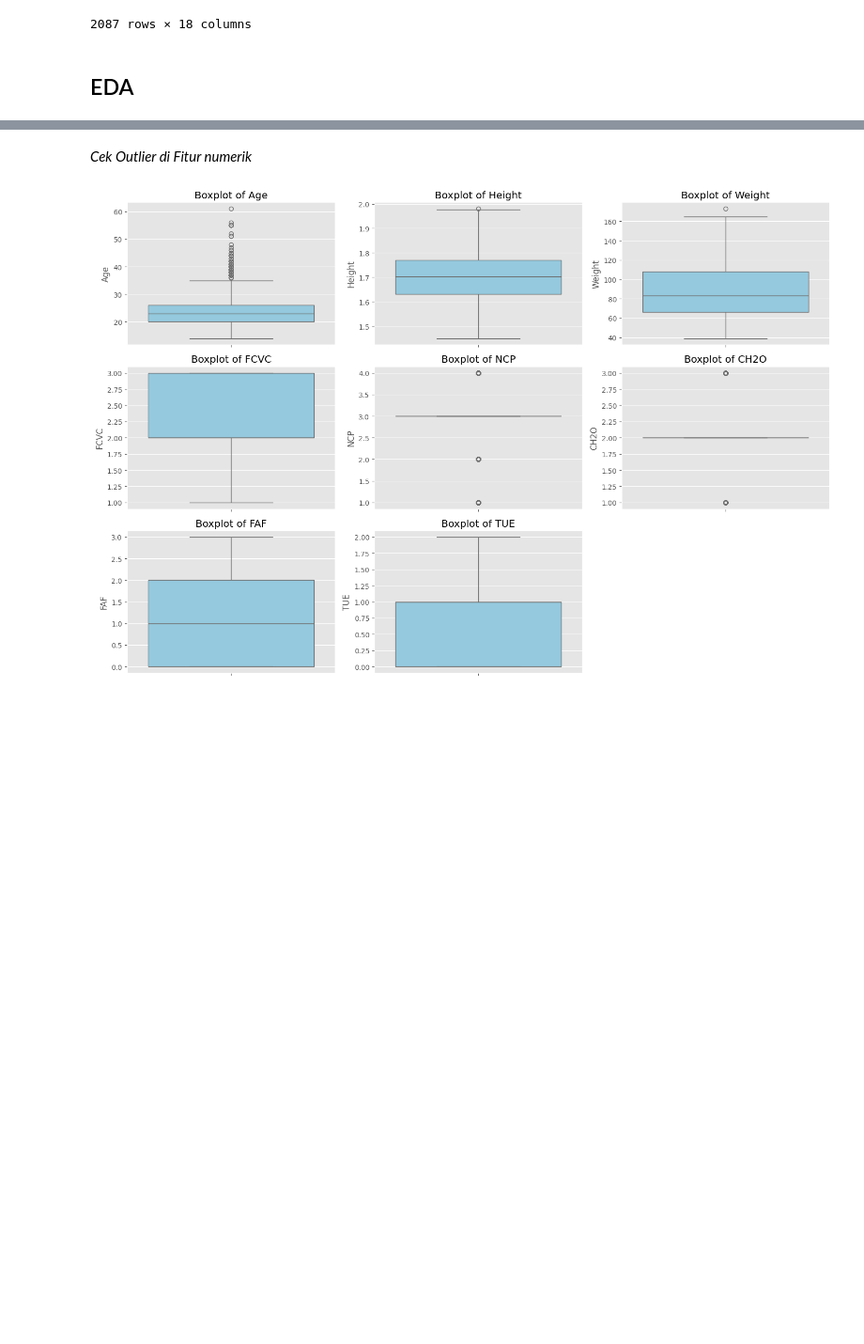
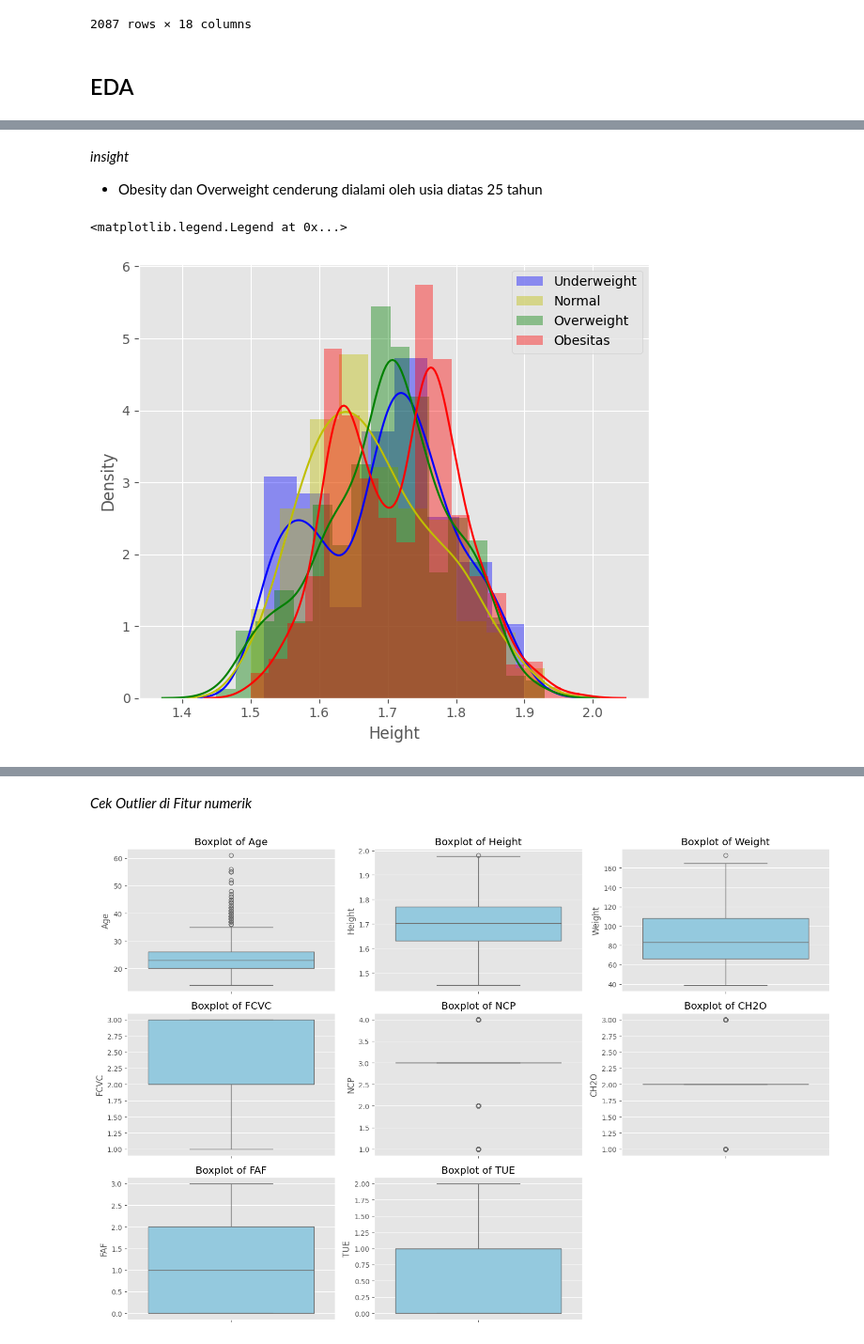
Before and after one commit to FariHafizh/Sistem-Klasifikasi-Status-Berat-Badan-Coding-Camp-2026, a Jupyter notebook: datascience/notebook.ipynb, the cells around one changed output, grey strips where cells are left out. Shown at 94% size. Cells and saved outputs as stored; diff of their text form; code cells hidden in the pictures; blank space fills up the shorter version.

```diff
--- a/datascience/notebook.ipynb
+++ b/datascience/notebook.ipynb
@@ -248,0 +264,13 @@ df
+# %% [markdown]
+*insight*
+- Obesity dan Overweight cenderung dialami oleh usia diatas 25 tahun
+# %%
+plt.figure(figsize=(7, 6))
+sns.distplot(df.Height[df.Weight_Status == 'Underweight'], color="b", label="Underweight")
+sns.distplot(df.Height[df.Weight_Status == 'Normal'], color="y", label="Normal")
+sns.distplot(df.Height[df.Weight_Status == 'Overweight'], color="g", label="Overweight")
+sns.distplot(df.Height[df.Weight_Status == 'Obesity'], color="r", label="Obesitas")
+plt.legend()
+# %% [output]
+<matplotlib.legend.Legend at 0x...>
+[figure, added]
```
Also changed, not shown: parts of 35 cells of this notebook.
